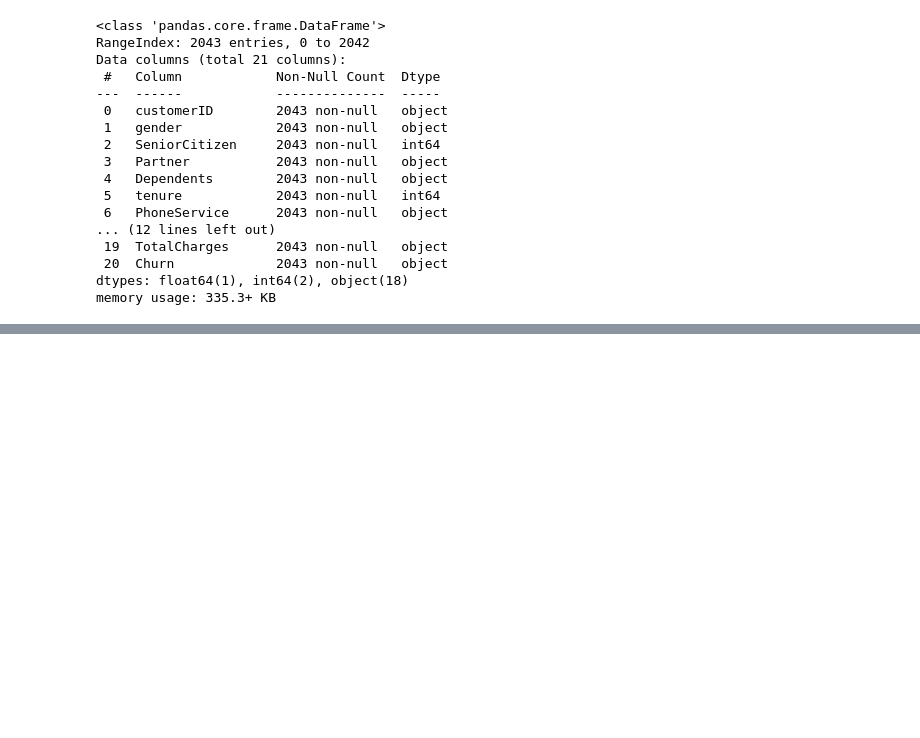
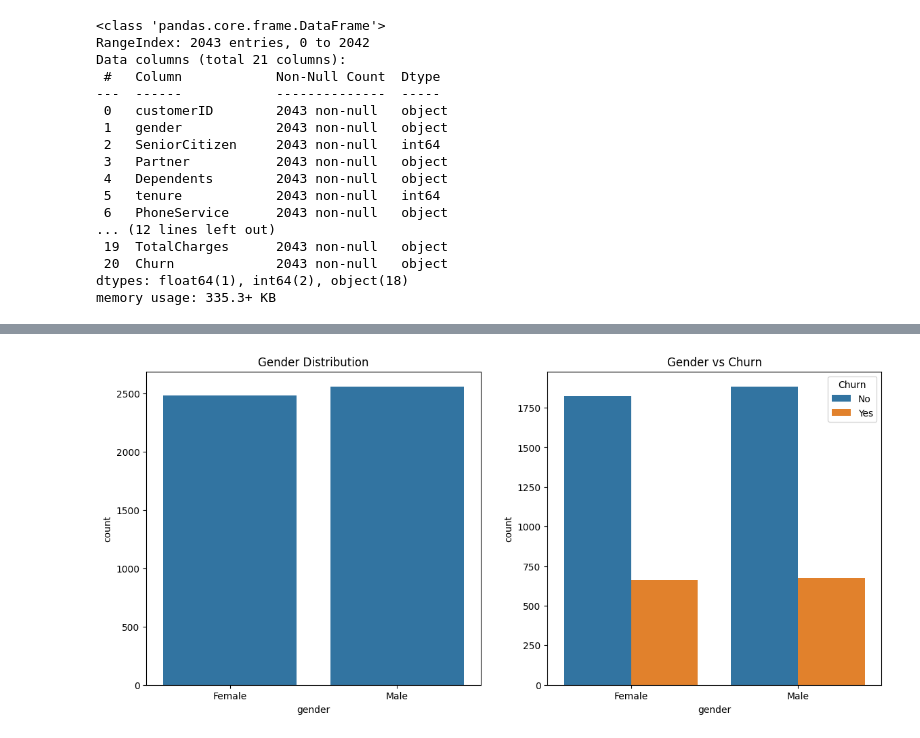
Before and after one commit to Cynthiachelangat/customer-churn, a Jupyter notebook: churn.ipynb, the cells around one changed output, grey strips where cells are left out. Cells and saved outputs as stored; diff of their text form; code cells hidden in the pictures; blank space fills up the shorter version.

```diff
--- a/churn.ipynb
+++ b/churn.ipynb
@@ -134,0 +331,17 @@ memory usage: 335.3+ KB
+# %%
+# Set up the figure
+plt.figure(figsize=(14, 6))
+
+# Gender distribution
+plt.subplot(1, 2, 1)
+sns.countplot(data=mergedTrain_data, x='gender')
+plt.title('Gender Distribution')
+
+# Gender vs Churn
+plt.subplot(1, 2, 2)
+sns.countplot(data=mergedTrain_data, x='gender', hue='Churn')
+plt.title('Gender vs Churn')
+
+plt.show()
+# %% [output]
+[figure, added]
```
Also changed, not shown: parts of 13 cells of this notebook, 2 other files.
